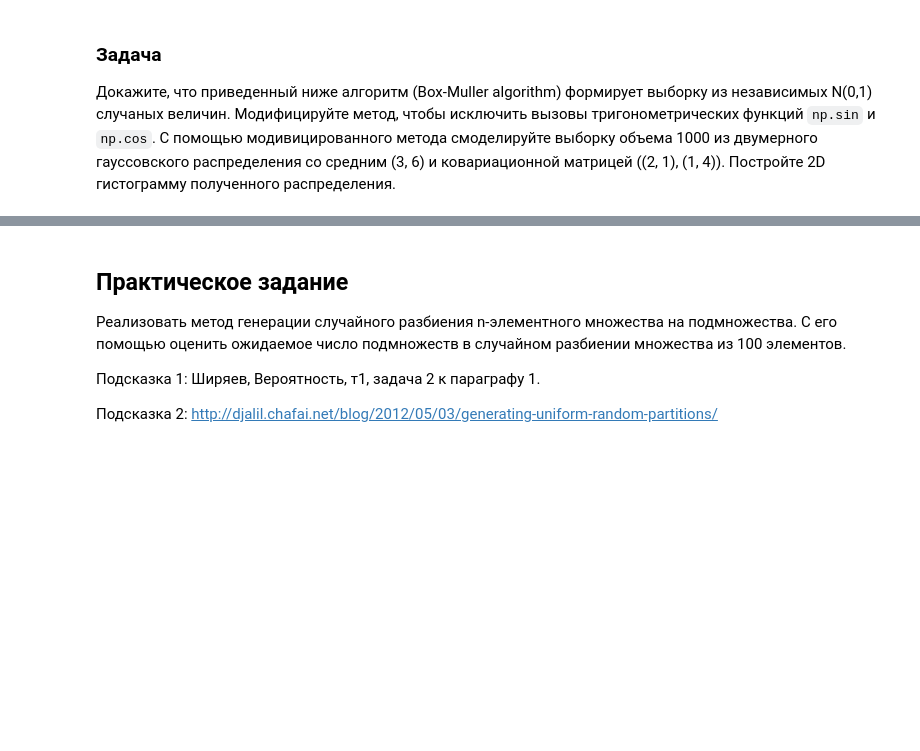
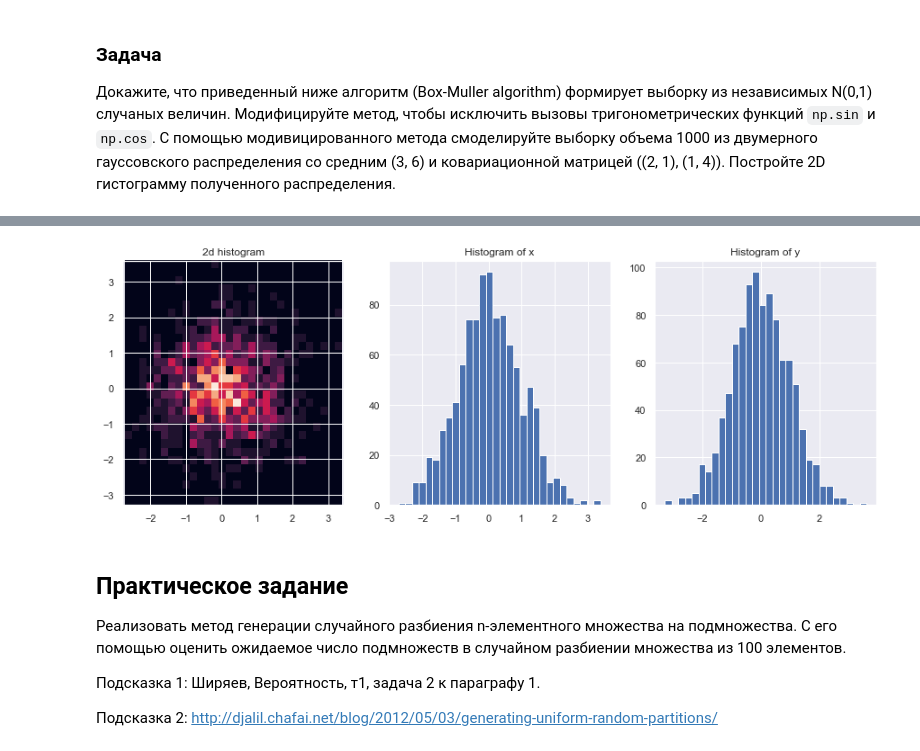
Before and after one commit to annalimm/First_hmw, a Jupyter notebook: Sampling_start.ipynb, the cells around one changed output, grey strips where cells are left out. Saved outputs shown, nothing was run; the diff lists cells and outputs as text; code cells hidden in the pictures; blank space fills up the shorter version.

```diff
--- a/Sampling_start.ipynb
+++ b/Sampling_start.ipynb
@@ -352,3 +348,30 @@ plt.show()
+# %%
+i = 0
+cos = []
+sin = []
+while i<1000:
+    u1 = 2*np.random.rand()-1
+    u2 = 2*np.random.rand()-1
+    t = u1**2+u2**2
+    if 0<t<=1:
+        cos = np.append(cos, u1)
+        sin = np.append(sin, u2)
+        i+=1
+t = cos**2+sin**2
+r = np.sqrt(-2 * np.log(t)/t)
+x = r * cos
+y = r * sin
+fig, ax = plt.subplots(1, 3, figsize=(15, 5))
+ax[0].hist2d(x, y, bins=30)
+ax[0].axis('equal')
+ax[1].hist(x, bins=30)
+ax[2].hist(y, bins=30)
+ax[0].set_title("2d histogram")
+ax[1].set_title("Histogram of x")
+ax[2].set_title("Histogram of y")
+plt.show()
+# %% [output]
+[figure, added]
 # %% [markdown]
 ## Практическое задание
 
```
Also changed, not shown: parts of 13 cells of this notebook.
